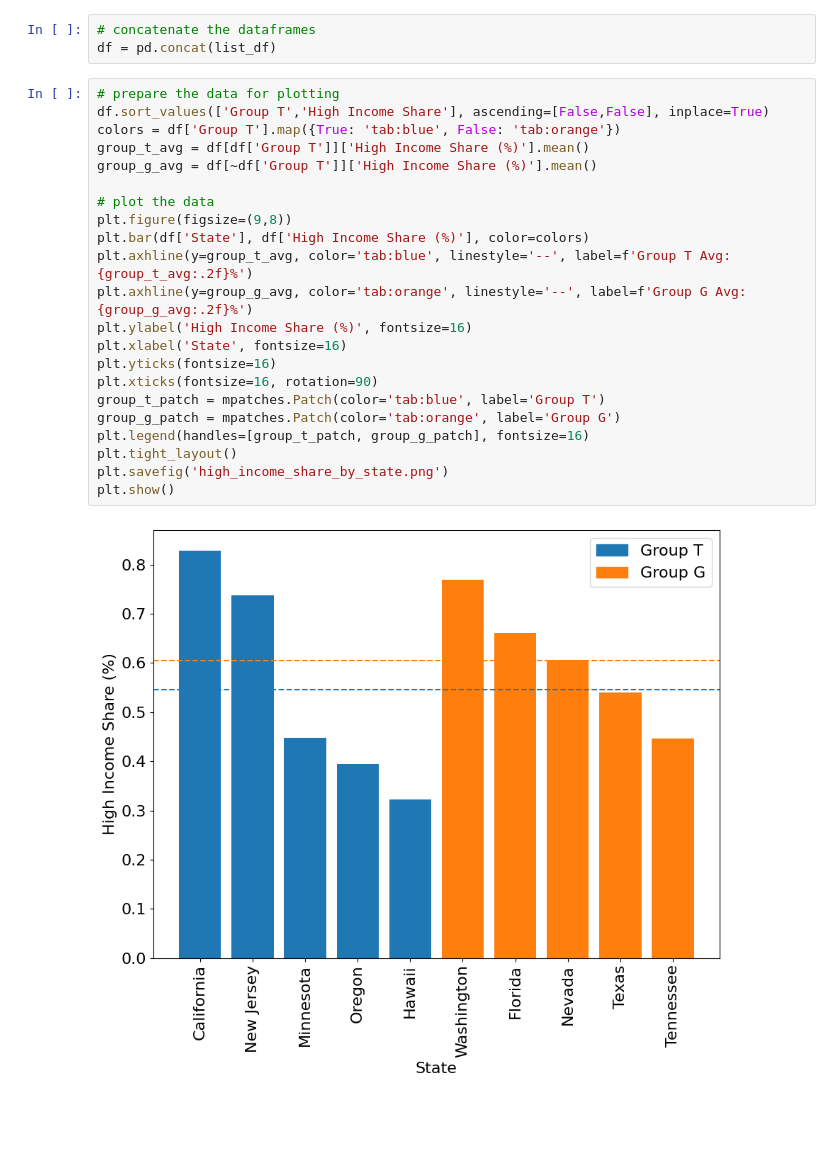
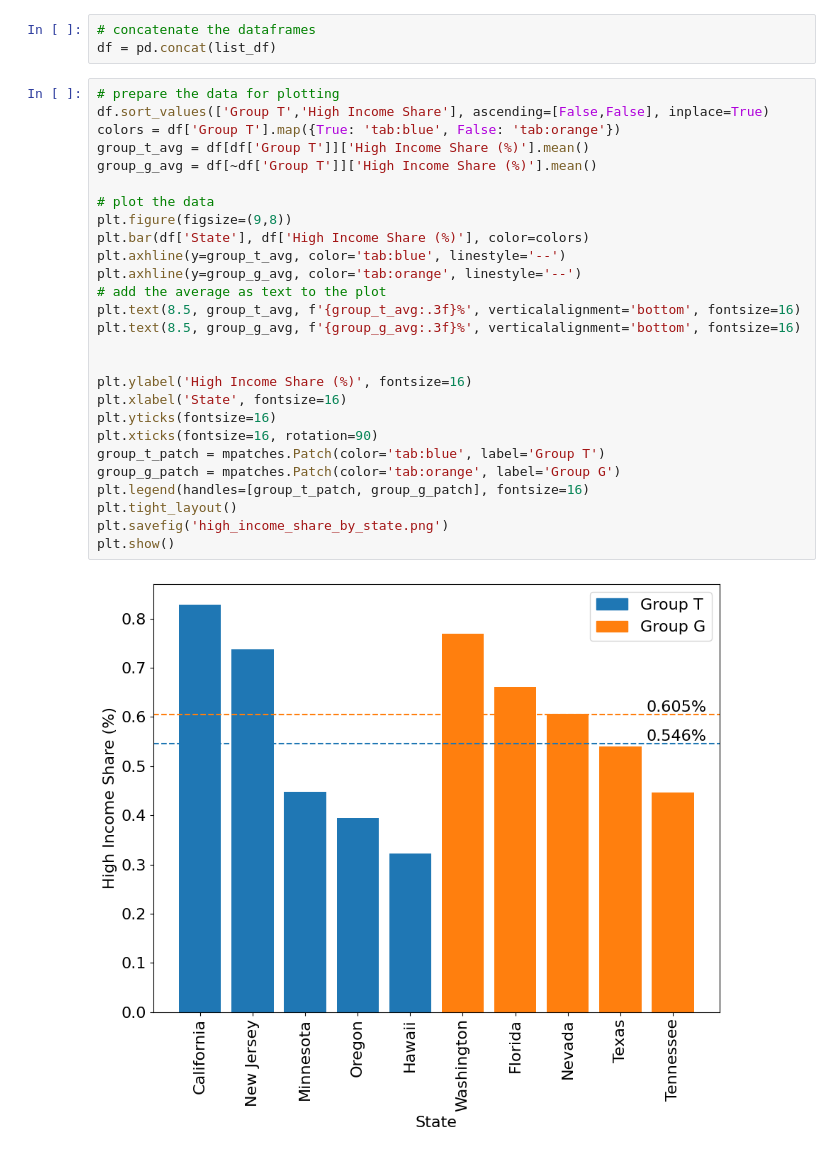
Before and after one commit to johanoelgaard/ECON230B, a Jupyter notebook: Assignment 2/assingment_II.ipynb, the cells around one changed output. Cells and saved outputs as stored; diff of their text form; blank space fills up the shorter version.

```diff
--- a/Assignment 2/assingment_II.ipynb
+++ b/Assignment 2/assingment_II.ipynb
@@ -47,24 +47,29 @@ df = pd.concat(list_df)
 # %%
 # prepare the data for plotting
 df.sort_values(['Group T','High Income Share'], ascending=[False,False], inplace=True)
 colors = df['Group T'].map({True: 'tab:blue', False: 'tab:orange'})
 group_t_avg = df[df['Group T']]['High Income Share (%)'].mean()
 group_g_avg = df[~df['Group T']]['High Income Share (%)'].mean()
 
 # plot the data
 plt.figure(figsize=(9,8))
 plt.bar(df['State'], df['High Income Share (%)'], color=colors)
-plt.axhline(y=group_t_avg, color='tab:blue', linestyle='--', label=f'Group T Avg: {group_t_avg:.2f}%')
-plt.axhline(y=group_g_avg, color='tab:orange', linestyle='--', label=f'Group G Avg: {group_g_avg:.2f}%')
+plt.axhline(y=group_t_avg, color='tab:blue', linestyle='--')
+plt.axhline(y=group_g_avg, color='tab:orange', linestyle='--')
+# add the average as text to the plot
+plt.text(8.5, group_t_avg, f'{group_t_avg:.3f}%', verticalalignment='bottom', fontsize=16)
+plt.text(8.5, group_g_avg, f'{group_g_avg:.3f}%', verticalalignment='bottom', fontsize=16)
+
+
 plt.ylabel('High Income Share (%)', fontsize=16)
 plt.xlabel('State', fontsize=16)
 plt.yticks(fontsize=16)
 plt.xticks(fontsize=16, rotation=90)
 group_t_patch = mpatches.Patch(color='tab:blue', label='Group T')
 group_g_patch = mpatches.Patch(color='tab:orange', label='Group G')
 plt.legend(handles=[group_t_patch, group_g_patch], fontsize=16)
 plt.tight_layout()
 plt.savefig('high_income_share_by_state.png')
 plt.show()
 # %% [output]
-[figure, old version]
+[figure, new version]
```
